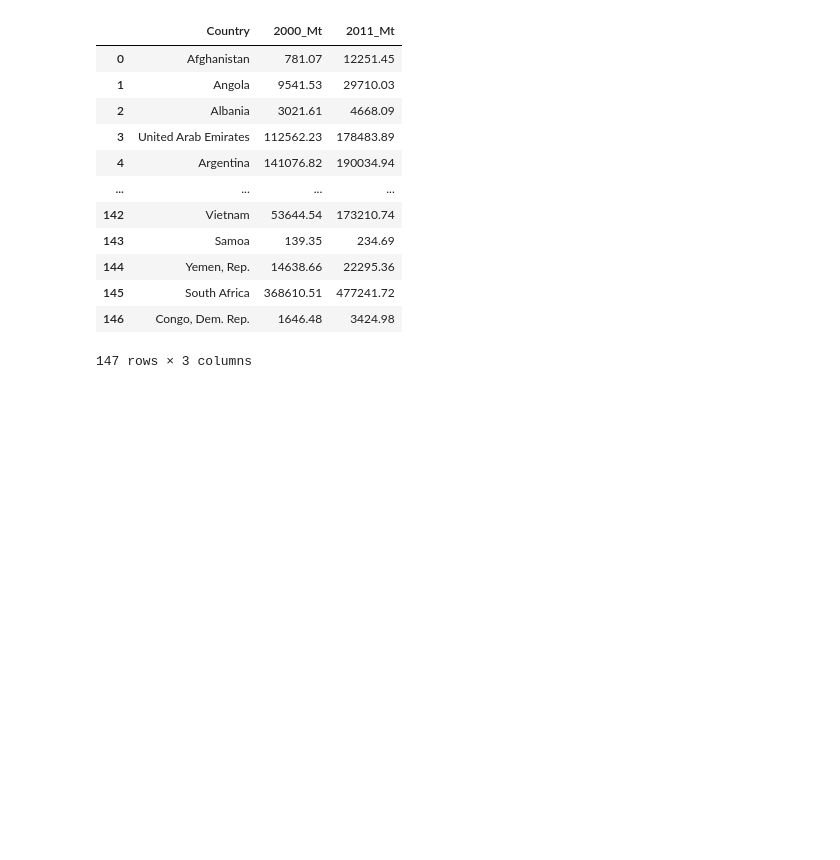
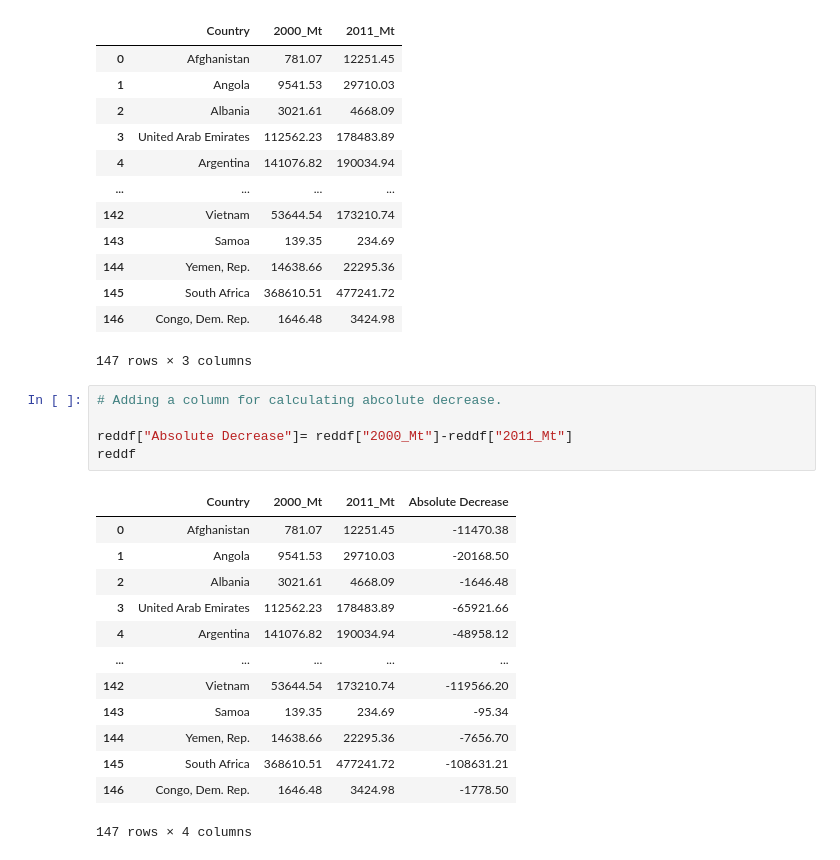
Before and after one commit to sanaullah525/Global-CO2-Emissions-Data-Analysis-Project, a Jupyter notebook: datapr.ipynb, the cells around one changed output. Cells and saved outputs as stored; diff of their text form; blank space fills up the shorter version.

Commit message:
Adding a column for calculating abcolute decrease.

```diff
--- a/datapr.ipynb
+++ b/datapr.ipynb
@@ -320,3 +320,22 @@ reddf
 | 145 | South Africa | 368610.51 | 477241.72 |
 | 146 | Congo, Dem. Rep. | 1646.48 | 3424.98 |
 147 rows × 3 columns
+# %%
+# Adding a column for calculating abcolute decrease.
+
+reddf["Absolute Decrease"]= reddf["2000_Mt"]-reddf["2011_Mt"]
+reddf
+# %% [output]
+|  | Country | 2000_Mt | 2011_Mt | Absolute Decrease |
+| 0 | Afghanistan | 781.07 | 12251.45 | -11470.38 |
+| 1 | Angola | 9541.53 | 29710.03 | -20168.50 |
+| 2 | Albania | 3021.61 | 4668.09 | -1646.48 |
+| 3 | United Arab Emirates | 112562.23 | 178483.89 | -65921.66 |
+| 4 | Argentina | 141076.82 | 190034.94 | -48958.12 |
+| ... | ... | ... | ... | ... |
+| 142 | Vietnam | 53644.54 | 173210.74 | -119566.20 |
+| 143 | Samoa | 139.35 | 234.69 | -95.34 |
+| 144 | Yemen, Rep. | 14638.66 | 22295.36 | -7656.70 |
+| 145 | South Africa | 368610.51 | 477241.72 | -108631.21 |
+| 146 | Congo, Dem. Rep. | 1646.48 | 3424.98 | -1778.50 |
+147 rows × 4 columns
```
